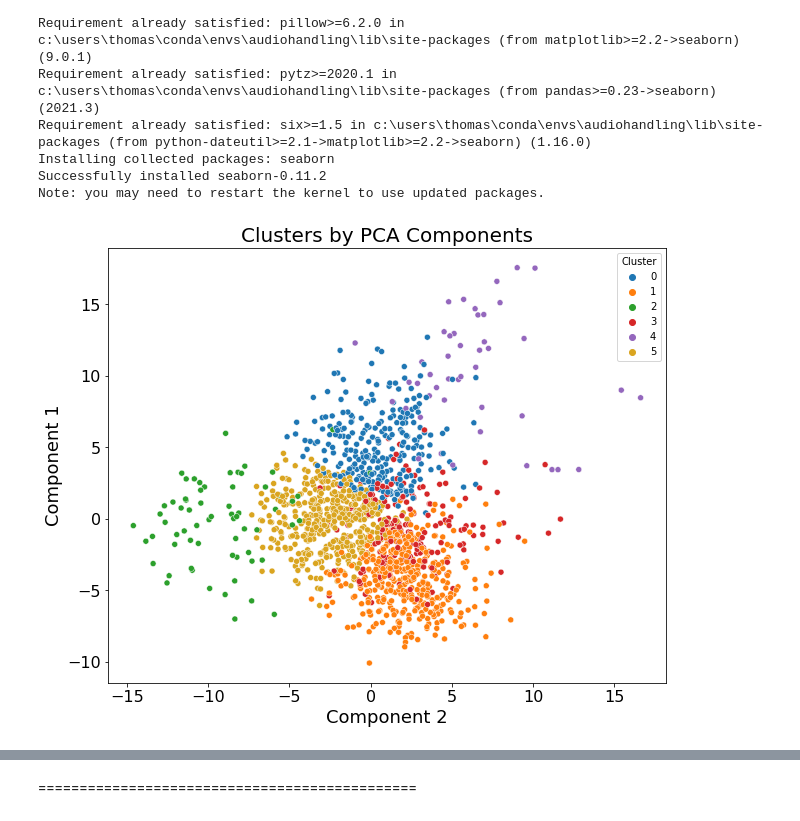
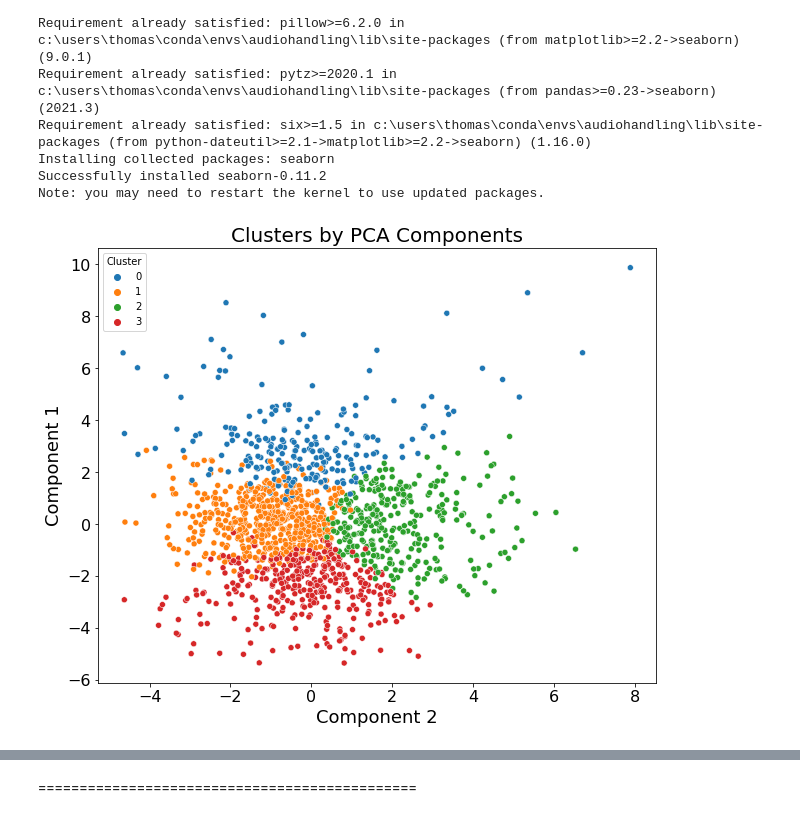
Before and after one commit to thomasnapier/AudioHandling, a Jupyter notebook: SoundRecognizer.ipynb, the cells around one changed output, grey strips where cells are left out. Saved outputs shown, nothing was run; the diff lists cells and outputs as text; code cells hidden in the pictures.

```diff
--- a/SoundRecognizer.ipynb
+++ b/SoundRecognizer.ipynb
@@ -495,5 +400,5 @@ Optimal number of clusters 6
 # %%
-kmeans_pca = KMeans(n_clusters=n_clusters, init='k-means++', random_state=42)
+kmeans_pca = KMeans(n_clusters=4, init='k-means++', random_state=42)
 kmeans_pca.fit(scores_pca)
 df['Cluster'] = kmeans_pca.labels_
 # %%
@@ -531,18 +436,18 @@ Note: you may need to restart the kernel to use updated packages.
 # %%
 import seaborn as sns
 
 x = df_seg_pca_kmeans['Component 2']
 y = df_seg_pca_kmeans['Component 1']
 fig = plt.figure(figsize=(10, 8))
-sns.scatterplot(x, y, hue=df_seg_pca_kmeans['Cluster'], palette = ['tab:blue', 'tab:orange', 'tab:green', 'tab:red', 'tab:purple', 'goldenrod',])
+sns.scatterplot(x, y, hue=df_seg_pca_kmeans['Cluster'], palette = ['tab:blue', 'tab:orange', 'tab:green', 'tab:red'])
 plt.title('Clusters by PCA Components', fontsize=20)
 plt.xlabel("Component 2", fontsize=18)
 plt.ylabel("Component 1", fontsize=18)
 plt.xticks(fontsize=16)
 plt.yticks(fontsize=16)
 plt.show()
 # %% [output]
-[figure, old version]
+[figure, new version]
 # %%
 df['Cluster'] = df_seg_pca_kmeans['Cluster']
 df
```
Also changed, not shown: parts of 12 cells of this notebook, 5 other files.
